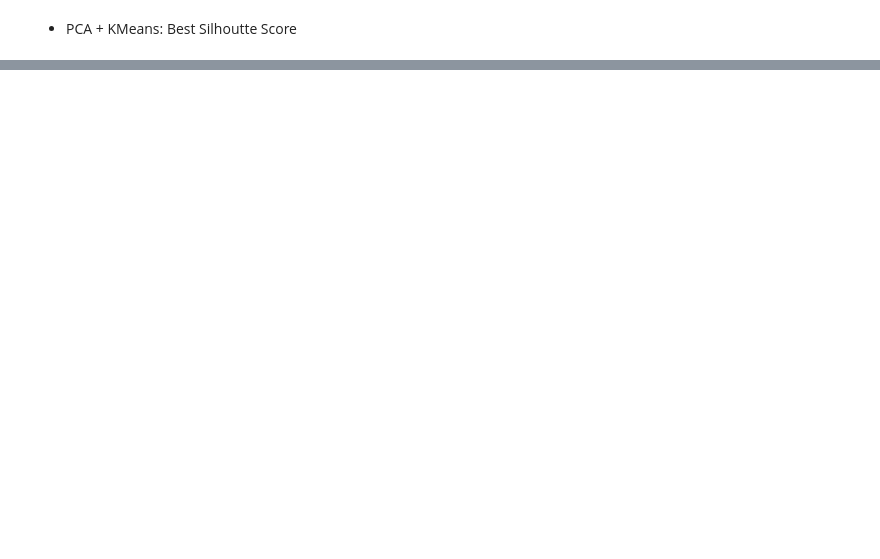
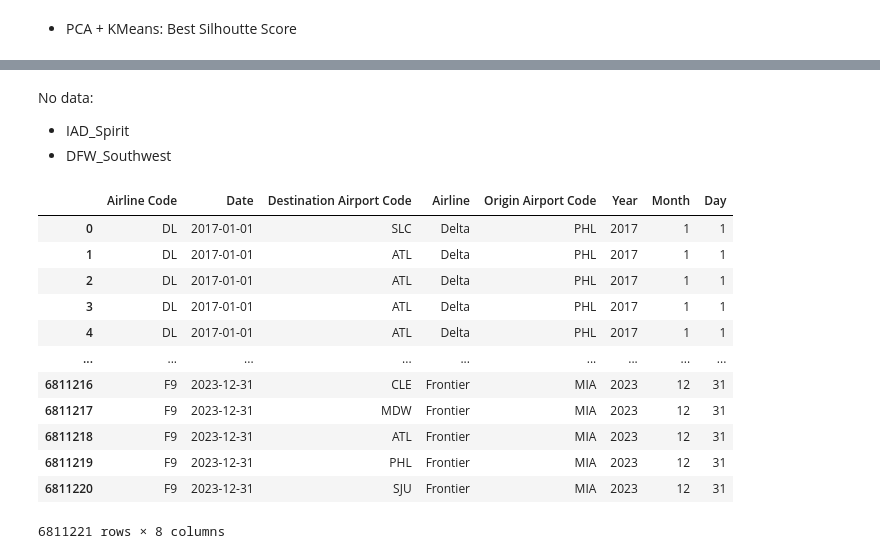
Before and after one commit to ningnonong/air-travel-project, a Jupyter notebook: Main/MilestoneII.ipynb, the cells around one changed output, grey strips where cells are left out. Cells and saved outputs as stored; diff of their text form; code cells hidden in the pictures; blank space fills up the shorter version.

```diff
--- a/Main/MilestoneII.ipynb
+++ b/Main/MilestoneII.ipynb
@@ -970,0 +902,24 @@ plt.show()
+# %% [markdown]
+No data:
+- IAD_Spirit
+- DFW_Southwest
+# %%
+airports = ['PHL','CLE','ATL','ORD','EWR','IAD','LAX','DFW','MIA']
+airlines = ['Delta','American','United','Southwest','Spirit','Frontier']
+
+flight_df2 = pd.read_csv('assets/flight_data2.csv')
+flight_df2
+# %% [output]
+|  | Airline Code | Date | Destination Airport Code | Airline | Origin Airport Code | Year | Month | Day |
+| 0 | DL | 2017-01-01 | SLC | Delta | PHL | 2017 | 1 | 1 |
+| 1 | DL | 2017-01-01 | ATL | Delta | PHL | 2017 | 1 | 1 |
+| 2 | DL | 2017-01-01 | ATL | Delta | PHL | 2017 | 1 | 1 |
+| 3 | DL | 2017-01-01 | ATL | Delta | PHL | 2017 | 1 | 1 |
+| 4 | DL | 2017-01-01 | ATL | Delta | PHL | 2017 | 1 | 1 |
+| ... | ... | ... | ... | ... | ... | ... | ... | ... |
+| 6811216 | F9 | 2023-12-31 | CLE | Frontier | MIA | 2023 | 12 | 31 |
+| 6811217 | F9 | 2023-12-31 | MDW | Frontier | MIA | 2023 | 12 | 31 |
+| 6811218 | F9 | 2023-12-31 | ATL | Frontier | MIA | 2023 | 12 | 31 |
+| 6811219 | F9 | 2023-12-31 | PHL | Frontier | MIA | 2023 | 12 | 31 |
+| 6811220 | F9 | 2023-12-31 | SJU | Frontier | MIA | 2023 | 12 | 31 |
+6811221 rows × 8 columns
```
Also changed, not shown: parts of 76 cells of this notebook, 58 other files.
